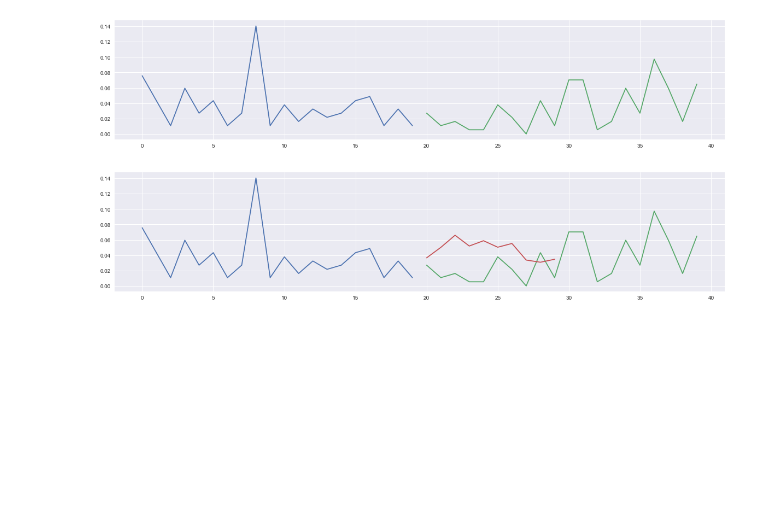
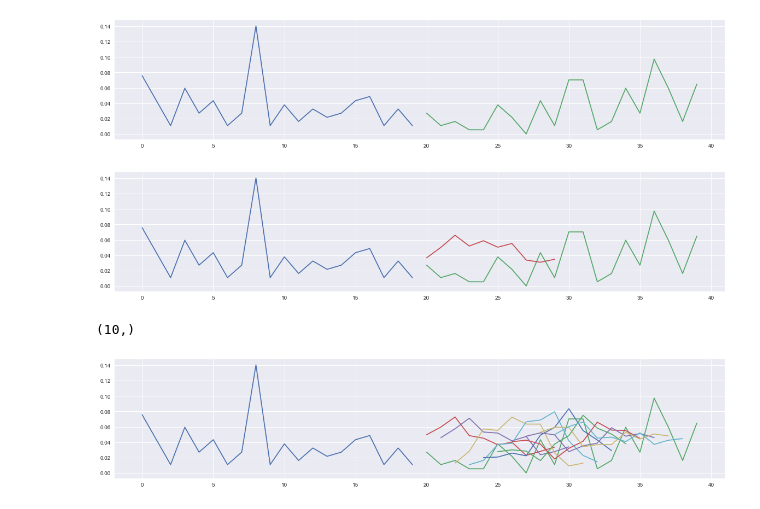
Before and after one commit to thepaulm/web-traffic-time-series-forecasting, a Jupyter notebook: Train Something.ipynb, the cells around one changed output. Saved outputs shown, nothing was run; the diff lists cells and outputs as text; code cells hidden in the pictures; blank space fills up the shorter version.

Commit message:
plots

```diff
--- a/Train Something.ipynb
+++ b/Train Something.ipynb
@@ -444,3 +444,26 @@ p = ctx.model.predict(xp)
 ptt(x[len(x)-21].squeeze(), fillna(x[len(x)-1],20), fillna(p, 20))
 # %% [output]
 [figure]
+# %%
+def get_preds(ctx):
+    preds = {}
+    for i in range(10):
+        xp = forpred(x, len(x) - (11 + i))
+        preds[i] = ctx.model.predict(xp).squeeze()
+    return preds
+# %%
+preds = get_preds(ctx)
+# %%
+preds[0].shape
+# %% [output]
+(10,)
+# %%
+ppreds = {}
+for k in preds:
+    ppreds[k] = fillna(preds[k], 20 + k)
+# %%
+pargs = [v for _, v in ppreds.items()]
+# %%
+ptt(x[len(x)-21].squeeze(), fillna(x[len(x)-1],20), *pargs)
+# %% [output]
+[figure, added]
```
